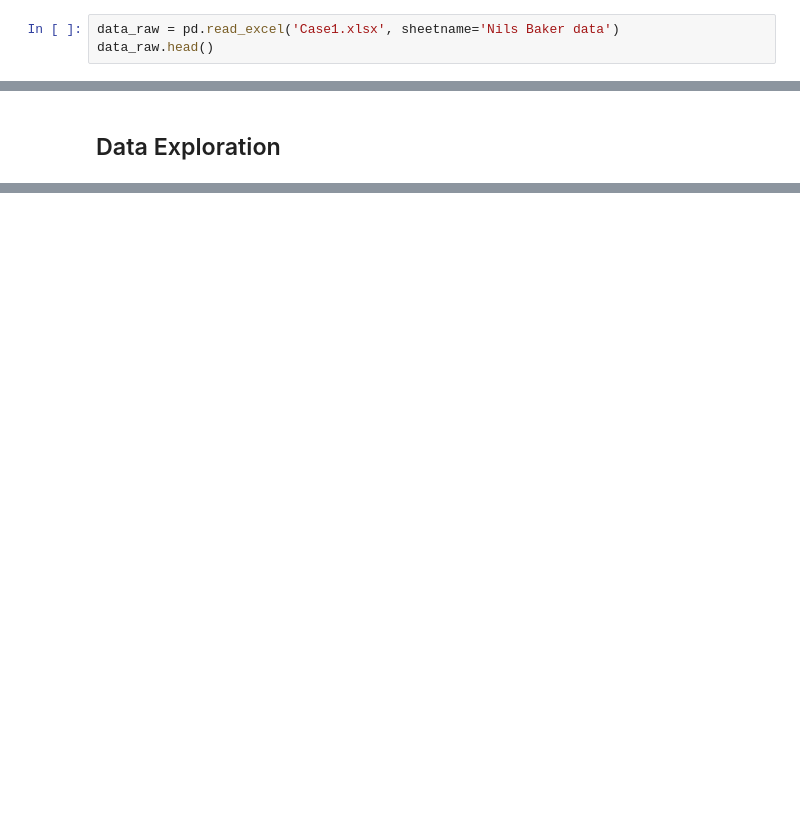
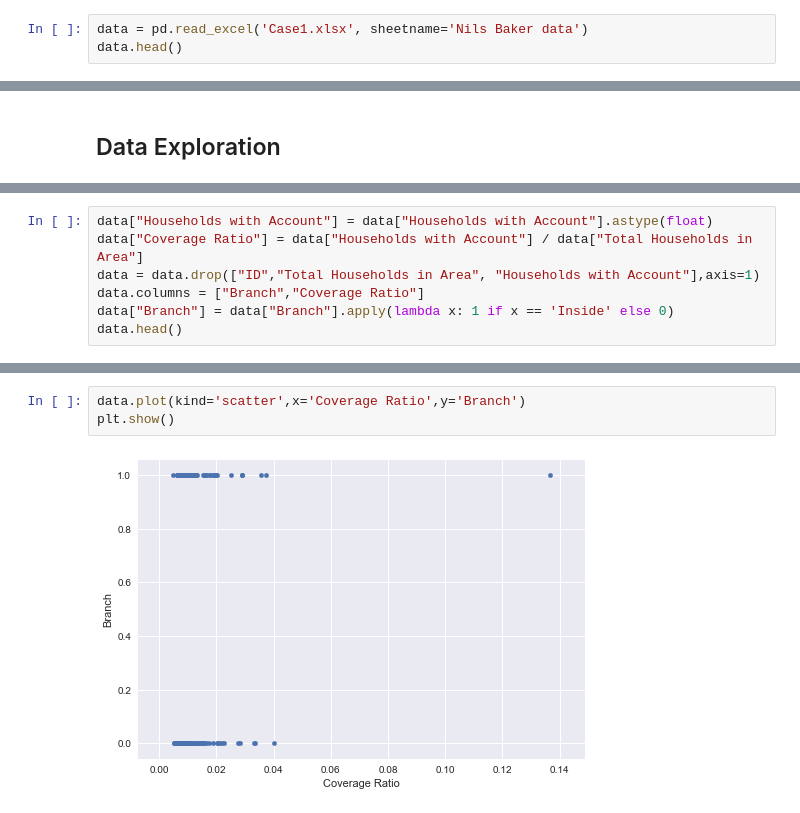
Before and after one commit to ZiaoChen/BC3406, a Jupyter notebook: General/Case 1.ipynb, the cells around one changed output, grey strips where cells are left out. Saved outputs shown, nothing was run; the diff lists cells and outputs as text; blank space fills up the shorter version.

Commit message:
Finish Case 1

```diff
--- a/General/Case 1.ipynb
+++ b/General/Case 1.ipynb
@@ -10,6 +11,6 @@ import matplotlib.pyplot as plt
 # %%
-data_raw = pd.read_excel('Case1.xlsx', sheetname='Nils Baker data')
-data_raw.head()
+data = pd.read_excel('Case1.xlsx', sheetname='Nils Baker data')
+data.head()
 # %% [output]
 |  | ID | Total Households in Area | Households with Account | Inside/Outside Footprint |
 | 0 | 1 | 1772960 | 17563 | Outside |
@@ -38,0 +48,7 @@ plt.show()
+# %%
+data["Households with Account"] = data["Households with Account"].astype(float)
+data["Coverage Ratio"] = data["Households with Account"] / data["Total Households in Area"]
+data = data.drop(["ID","Total Households in Area", "Households with Account"],axis=1)
+data.columns = ["Branch","Coverage Ratio"]
+data["Branch"] = data["Branch"].apply(lambda x: 1 if x == 'Inside' else 0)
+data.head()
@@ -38,0 +92,5 @@ plt.show()
+# %%
+data.plot(kind='scatter',x='Coverage Ratio',y='Branch')
+plt.show()
+# %% [output]
+[figure, added]
```
Also changed, not shown: parts of 16 cells of this notebook, 3 other files.
